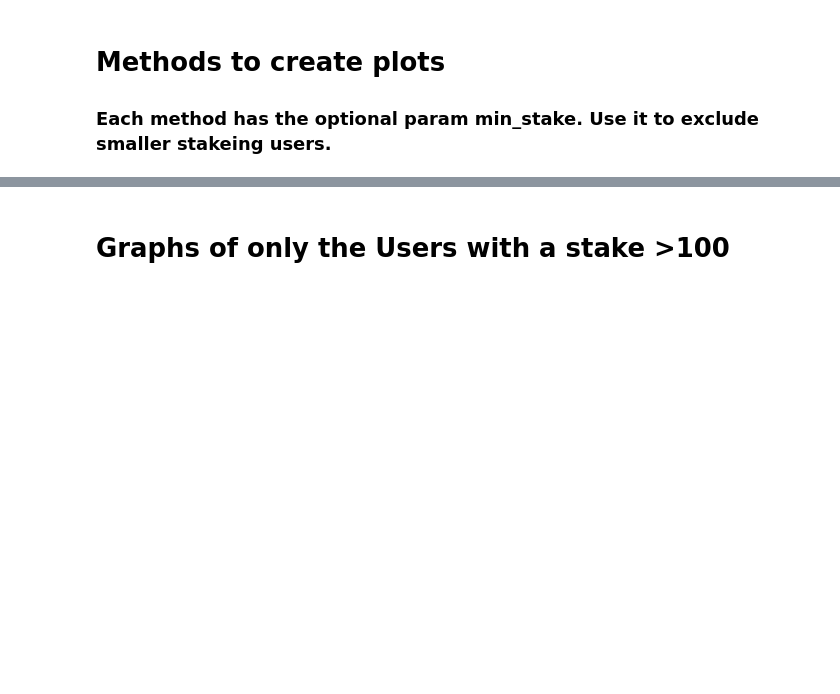
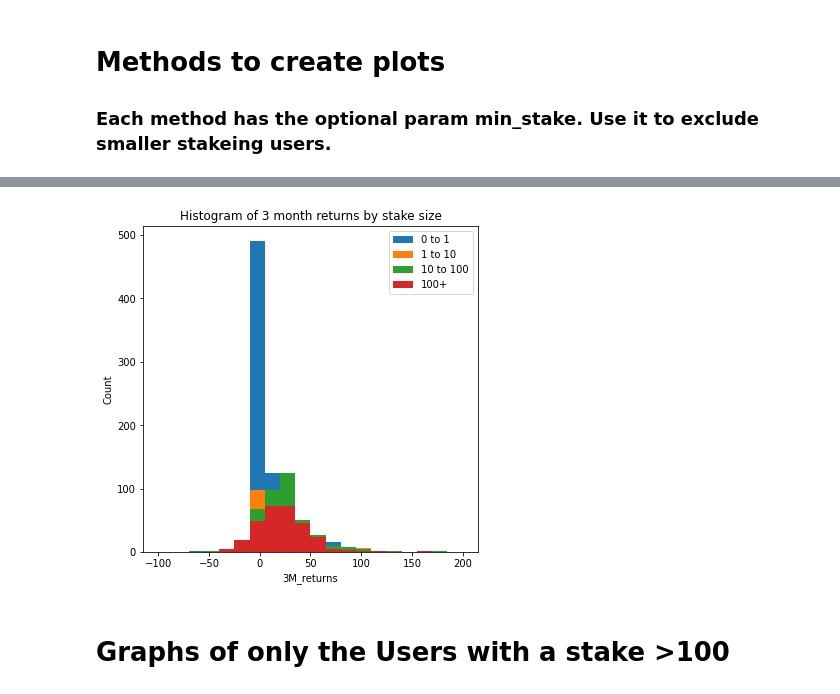
Before and after one commit to parkerburchett/Numerai, a Jupyter notebook: NumerAI LeaderBoard Analysis.ipynb, the cells around one changed output, grey strips where cells are left out. Drawn from its saved outputs; the diff is of its cells as text; code cells hidden in the pictures; blank space fills up the shorter version.

Commit message:
Added color coding the histograms

```diff
--- a/NumerAI LeaderBoard Analysis.ipynb
+++ b/NumerAI LeaderBoard Analysis.ipynb
@@ -146,20 +146,18 @@ def create_scatter_plot(df, x_name='corrRep', y_name='fncRep', min_stake=0):
     plt.title(
         f'{y_name} v {x_name} when nmrStaked>{min_stake}\n Number of Elements:{num_elements}'
     )
-    plt.show()
+    return plt
 
 
-def create_histogram(df, col='corrRep', bins=50, min_stake=0):
-    x = df[(df[col].notnull()) & (df['nmrStaked'] > min_stake)][col]
-    plt.hist(x, bins)
+def create_histogram(df, col='corrRep', bins=20, min_stake=0, max_stake=100000):
+    x = df[((df[col].notnull()) & (df['nmrStaked'] > min_stake)) & (df['nmrStaked'] < max_stake)][col]
+    plt.hist(x, bins, range=[-100,200])
     plt.xlabel(col)
     plt.ylabel('Count')
     num_elements = x.count()
-    plt.title(
-        f'Histogram of {col} when nmrStaked>{min_stake}\n Number of Elements:{num_elements}'
-    )
-    plt.show()
+    # plt.title(
+    #     f'Histogram of {col} when nmrStaked>{min_stake}\n Number of Elements:{num_elements}'
+    # )
+    return plt
 
-
-# Change the plot sizes to fit your screen
 plt.rcParams["figure.figsize"] = (6,6)
@@ -177,3 +164,19 @@ create_histogram(df, col='3M_returns',min_stake=100)
+# %%
+# you might want to edit this to make a min and a max stake. The put them on the same histogram but in different colors.create_histogram
+col = '3M_returns'
+
+create_histogram(df,col=col, min_stake=0, max_stake=1)
+create_histogram(df,col=col, min_stake=1, max_stake=10)
+create_histogram(df,col=col, min_stake=10, max_stake=100)
+create_histogram(df, col=col,min_stake=100, max_stake=1000000)
+
+plt.legend(['0 to 1','1 to 10','10 to 100','100+'])
+plt.title('Histogram of 3 month returns by stake size')
+plt.show()
+
+# need a way to color code them. Show what colors refer to what.
+# %% [output]
+[figure, added]
 # %% [markdown]
 # Graphs of only the Users with a stake >100
 # %%
```
Also changed, not shown: parts of 1 cell of this notebook.
